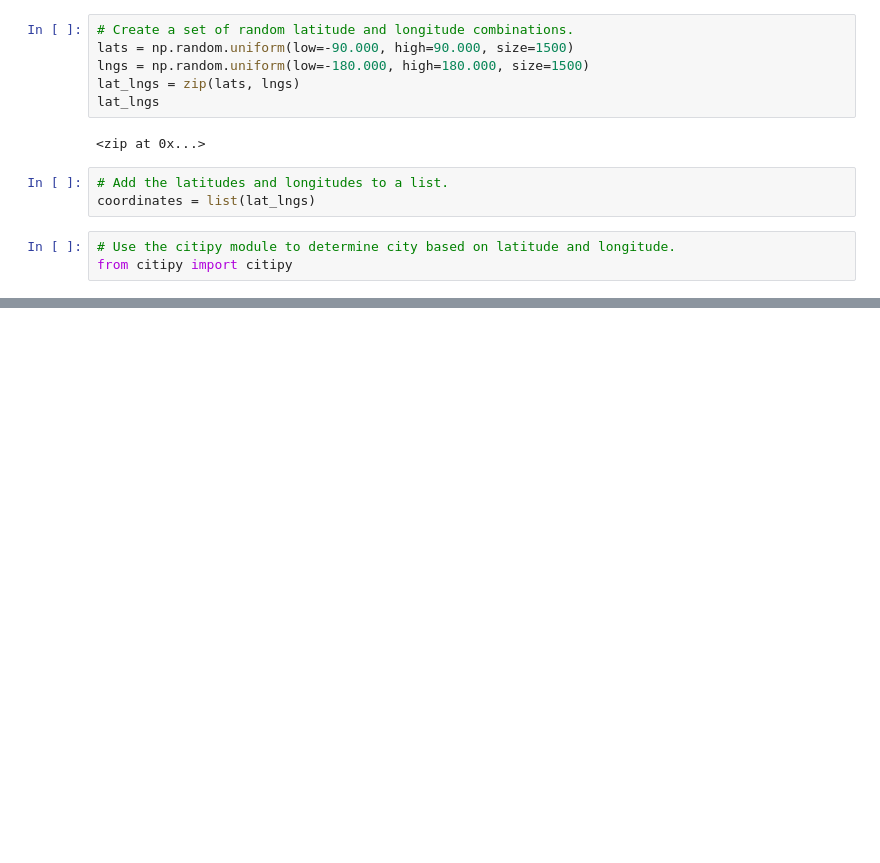
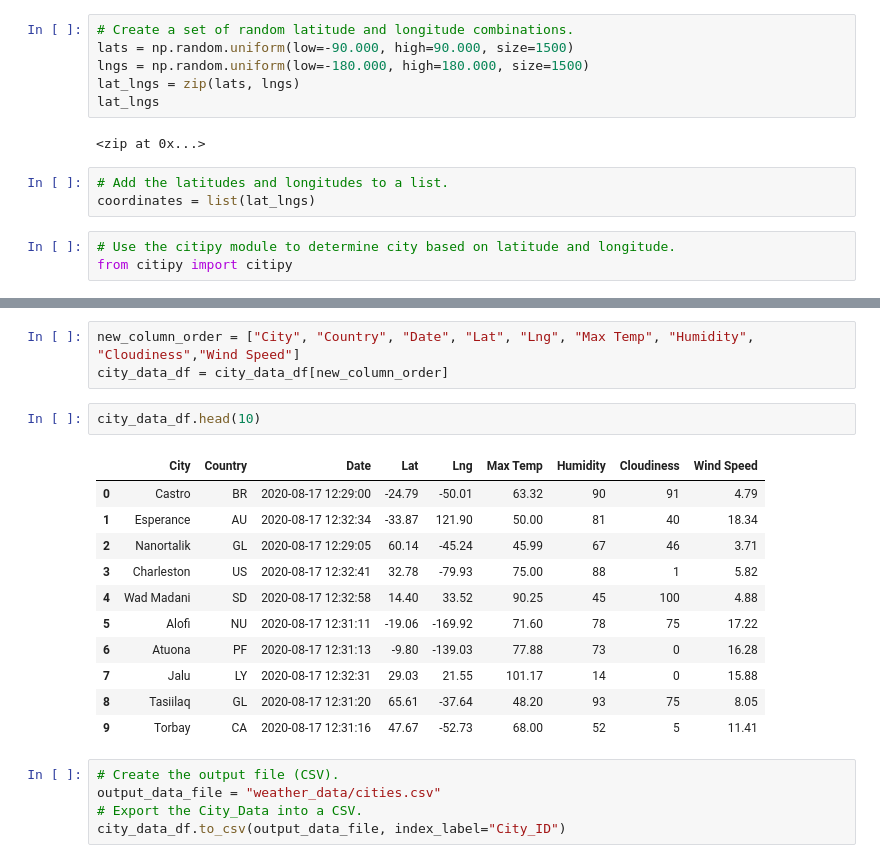
Before and after one commit to sstadnik1/World_Weather_Analysis, a Jupyter notebook: WeatherPy.ipynb, the cells around one changed output, grey strips where cells are left out. Saved outputs shown, nothing was run; the diff lists cells and outputs as text; blank space fills up the shorter version.

```diff
--- a/WeatherPy.ipynb
+++ b/WeatherPy.ipynb
@@ -33,0 +194,22 @@ len(cities)
+# %%
+new_column_order = ["City", "Country", "Date", "Lat", "Lng", "Max Temp", "Humidity", "Cloudiness","Wind Speed"]
+city_data_df = city_data_df[new_column_order]
+# %%
+city_data_df.head(10)
+# %% [output]
+|  | City | Country | Date | Lat | Lng | Max Temp | Humidity | Cloudiness | Wind Speed |
+| 0 | Castro | BR | 2020-08-17 12:29:00 | -24.79 | -50.01 | 63.32 | 90 | 91 | 4.79 |
+| 1 | Esperance | AU | 2020-08-17 12:32:34 | -33.87 | 121.90 | 50.00 | 81 | 40 | 18.34 |
+| 2 | Nanortalik | GL | 2020-08-17 12:29:05 | 60.14 | -45.24 | 45.99 | 67 | 46 | 3.71 |
+| 3 | Charleston | US | 2020-08-17 12:32:41 | 32.78 | -79.93 | 75.00 | 88 | 1 | 5.82 |
+| 4 | Wad Madani | SD | 2020-08-17 12:32:58 | 14.40 | 33.52 | 90.25 | 45 | 100 | 4.88 |
+| 5 | Alofi | NU | 2020-08-17 12:31:11 | -19.06 | -169.92 | 71.60 | 78 | 75 | 17.22 |
+| 6 | Atuona | PF | 2020-08-17 12:31:13 | -9.80 | -139.03 | 77.88 | 73 | 0 | 16.28 |
+| 7 | Jalu | LY | 2020-08-17 12:32:31 | 29.03 | 21.55 | 101.17 | 14 | 0 | 15.88 |
+| 8 | Tasiilaq | GL | 2020-08-17 12:31:20 | 65.61 | -37.64 | 48.20 | 93 | 75 | 8.05 |
+| 9 | Torbay | CA | 2020-08-17 12:31:16 | 47.67 | -52.73 | 68.00 | 52 | 5 | 11.41 |
+# %%
+# Create the output file (CSV).
+output_data_file = "weather_data/cities.csv"
+# Export the City_Data into a CSV.
+city_data_df.to_csv(output_data_file, index_label="City_ID")
```
Also changed, not shown: parts of 10 cells of this notebook, 3 other files.
